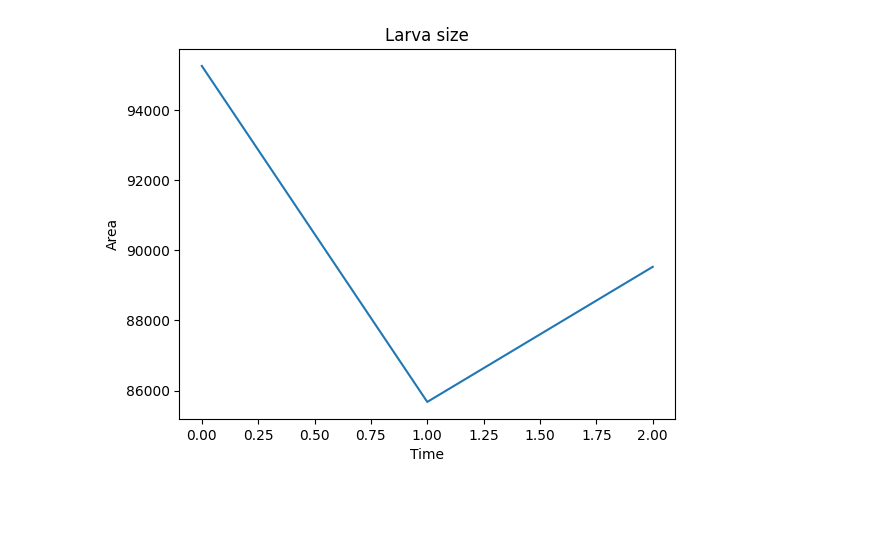
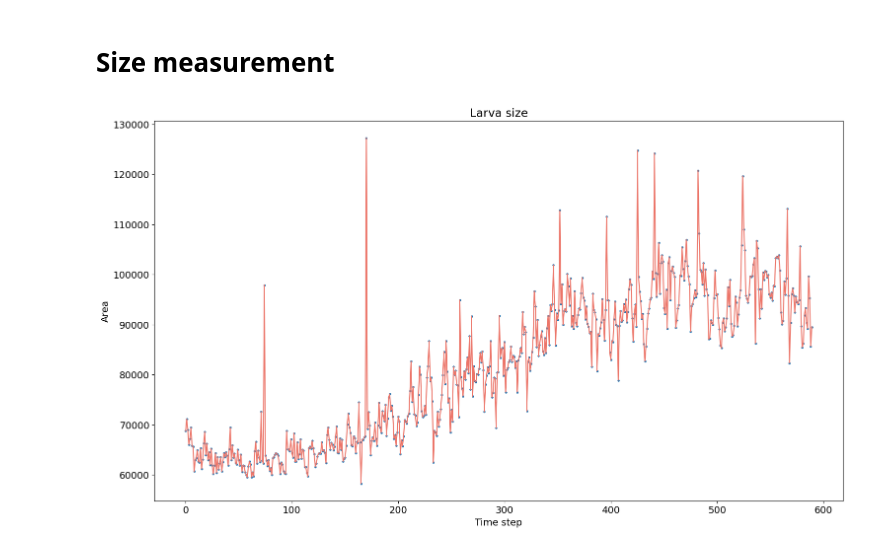
Before and after one commit to amanda-araujo/animal-development, a Jupyter notebook: treco_growth.ipynb, the cells around one changed output. Saved outputs shown, nothing was run; the diff lists cells and outputs as text; code cells hidden in the pictures; blank space fills up the shorter version.

Commit message:
Amanda colab

```diff
--- a/treco_growth.ipynb
+++ b/treco_growth.ipynb
@@ -18,0 +10,9 @@ Saving width.txt to width.txt
+# %%
+# Read files
+data_size = pd.read_csv('https://raw.githubusercontent.com/amanda-araujo/animal-development/main/Output-Data/size.txt', header = None)
+data_length = pd.read_csv('https://raw.githubusercontent.com/amanda-araujo/animal-development/main/Output-Data/length.txt', header = None)
+data_width = pd.read_csv('https://raw.githubusercontent.com/amanda-araujo/animal-development/main/Output-Data/width.txt', header = None)
+
+data_size.columns = ["area"]
+data_length.columns = ["length"]
+data_width.columns = ["width"]
@@ -19,23 +41,27 @@ Saving width.txt to width.txt
+# %% [markdown]
+# Size measurement
 # %%
-# Read the file
-with open('/content/size.txt', 'r') as f:
-    data = f.read().splitlines()
-
-# Convert each line to an integer
-data = [float(line) for line in data]
+# Data
+data = data_size
 
 # Create a list of indices
 indices = list(range(len(data)))
 
 # Plot the data
-plt.plot(indices, data)
+plt.figure(figsize=(18, 10))
+plt.rcParams.update({'font.size': 14})
+plt.plot(indices, data, c='#ec7569')
+plt.scatter(indices, data, s=5)
 
-# Optionally set the title and labels
+# Title and labels
 plt.title('Larva size')
-plt.xlabel('Time')
+plt.xlabel('Time step')
 plt.ylabel('Area')
+
+# Save figure
+plt.savefig("size.png", dpi=300)
 
 # Display the plot
 plt.show()
 # %% [output]
-[figure, old version]
+[figure, new version]
```
Also changed, not shown: parts of 19 cells of this notebook.
